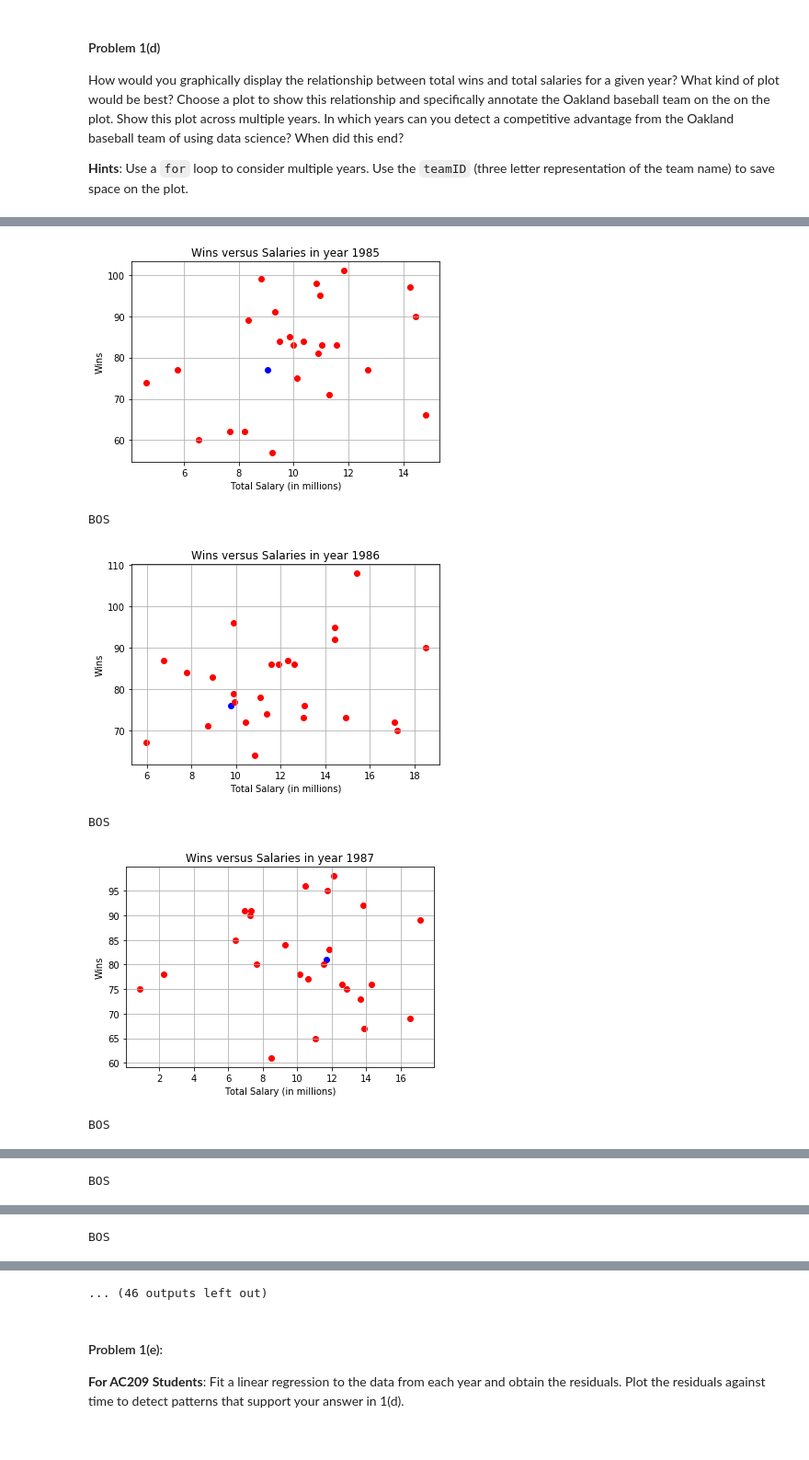
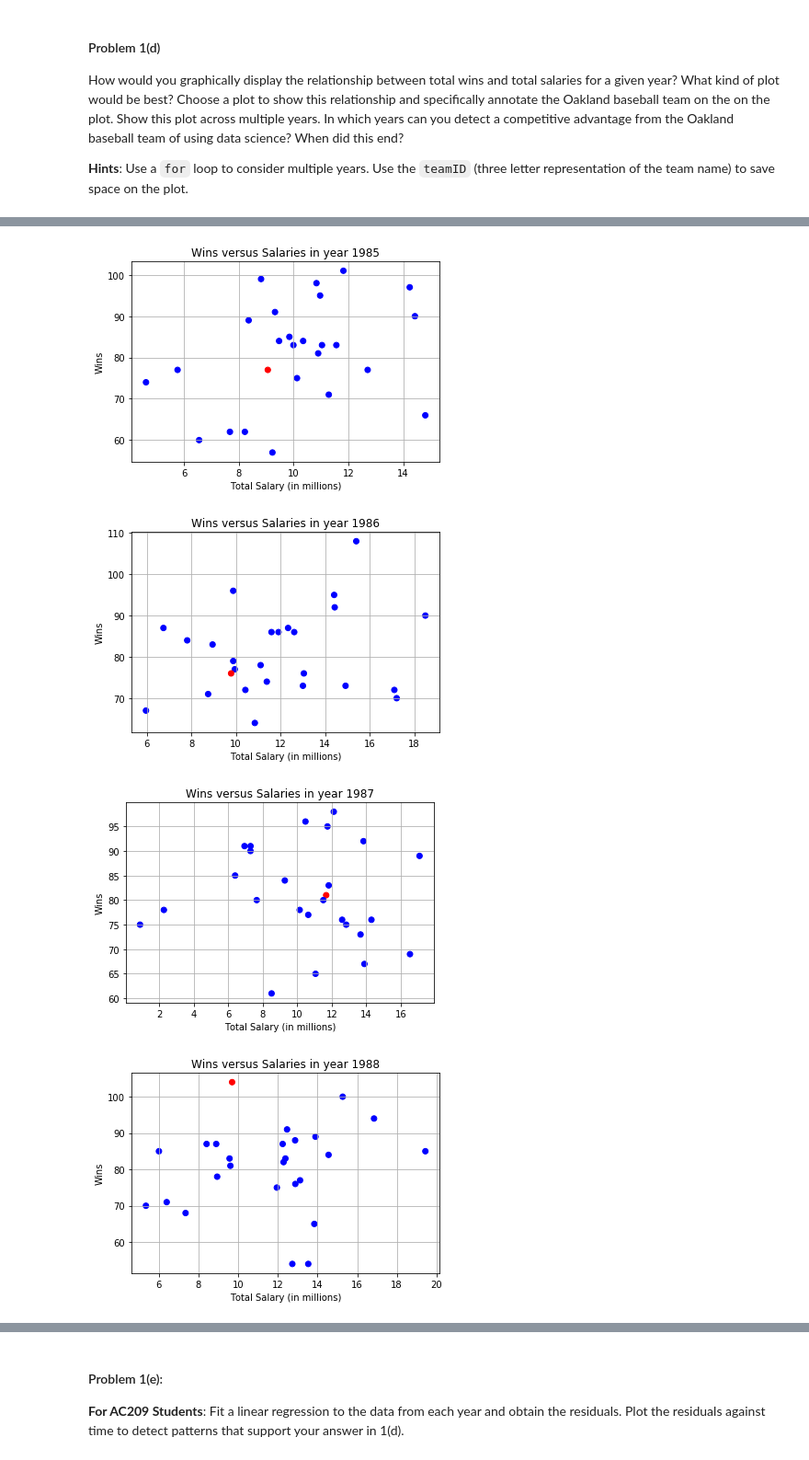
Before and after one commit to ShichengChen/cs109, a Jupyter notebook: 2014-master/homework/HW1.ipynb, the cells around one changed output, grey strips where cells are left out. Shown at 92% size. Cells and saved outputs as stored; diff of their text form; code cells hidden in the pictures.

```diff
--- a/2014-master/homework/HW1.ipynb
+++ b/2014-master/homework/HW1.ipynb
@@ -96,3 +96,8 @@ team.head()
 #### Problem 1(b)
 
 Summarize the Salaries DataFrame to show the total salaries for each team for each year. Show the head of the new summarized DataFrame.
+# %%
+d = {'one' : pd.Series([1., 2., 3.], index=['a', 'b', 'c']),
+   'two' : pd.Series([1., 2., 3., 4.], index=['a', 'b', 'c', 'd'])}
+df = pd.DataFrame(d)
+df
@@ -188,22 +206,24 @@ plt.show()
 # %%
 teamName = 'OAK'
 years = np.arange(1985, 2014)
 for i in years:
     df = swin[swin['yearID'] == i]
-    df0 = df[df['teamID'] == 'OAK']
-    df1 = df[df['teamID'] != 'OAK']
     #print df.iloc[2]['teamID']
     if(df0.empty == True):continue
     plt.title('Wins versus Salaries in year ' + str(i))
     plt.xlabel('Total Salary (in millions)')
     plt.ylabel('Wins')
     #plt.xlim(0, 160)
     #plt.ylim(30, 120)
     plt.grid()
-    plt.scatter(df0['salary'] / 1e6,df0['W'],c='b')
-    plt.scatter(df1['salary'] / 1e6,df1['W'],c='r')
+    plt.scatter(df['salary'] / 1e6,df['W'],
+                c=map(lambda x: 'r' if x=='OAK' else 'b',df.teamID))
     plt.show()
 #In which years can you detect a competitive advantage from the Oakland baseball team
 #of using data science?
 #first thinking, what is competitive advantage?
 # %% [output]
+[figure, new version]
+[figure, new version]
+[figure, new version]
+[figure, new version]
@@ -211,6 +238,0 @@ BOS
-[figure, old version]
-BOS
-[figure, old version]
-BOS
-[figure, old version]
-BOS
@@ -218 +238,0 @@ BOS
-BOS
@@ -220 +238,0 @@ BOS
-BOS
@@ -222,4 +239,3 @@ BOS
-... (46 outputs left out)
 # %% [markdown]
 #### Problem 1(e):
 
```
Also changed, not shown: parts of 7 cells of this notebook, 1 other file.
